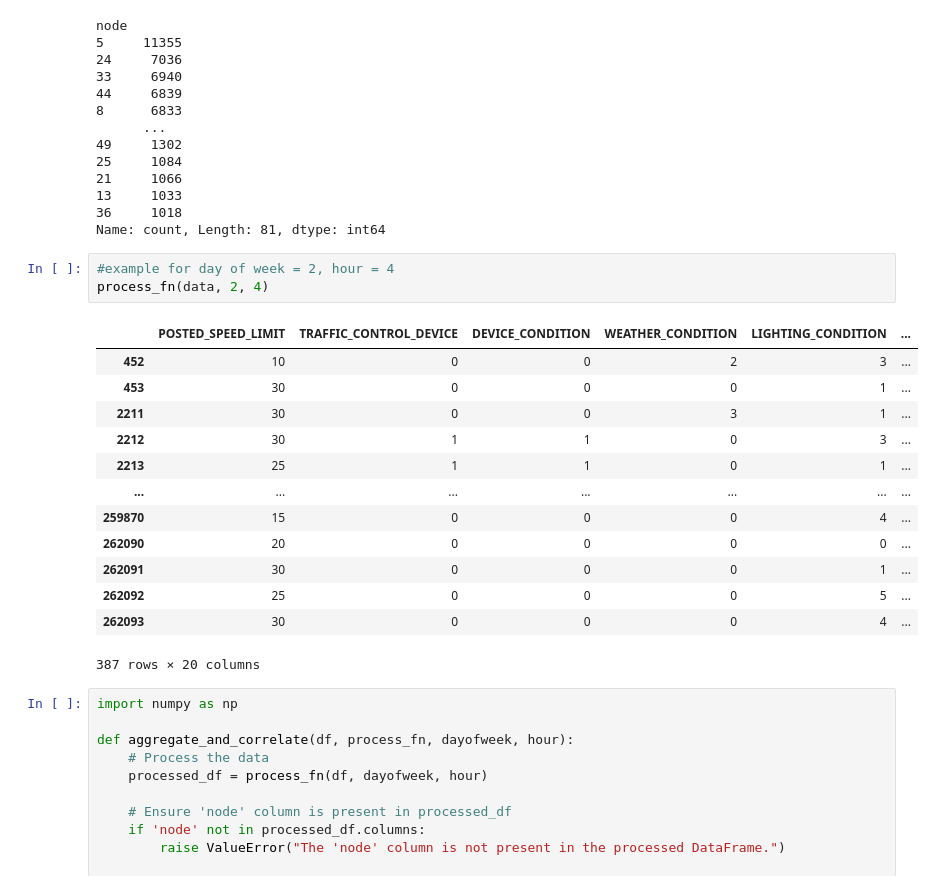
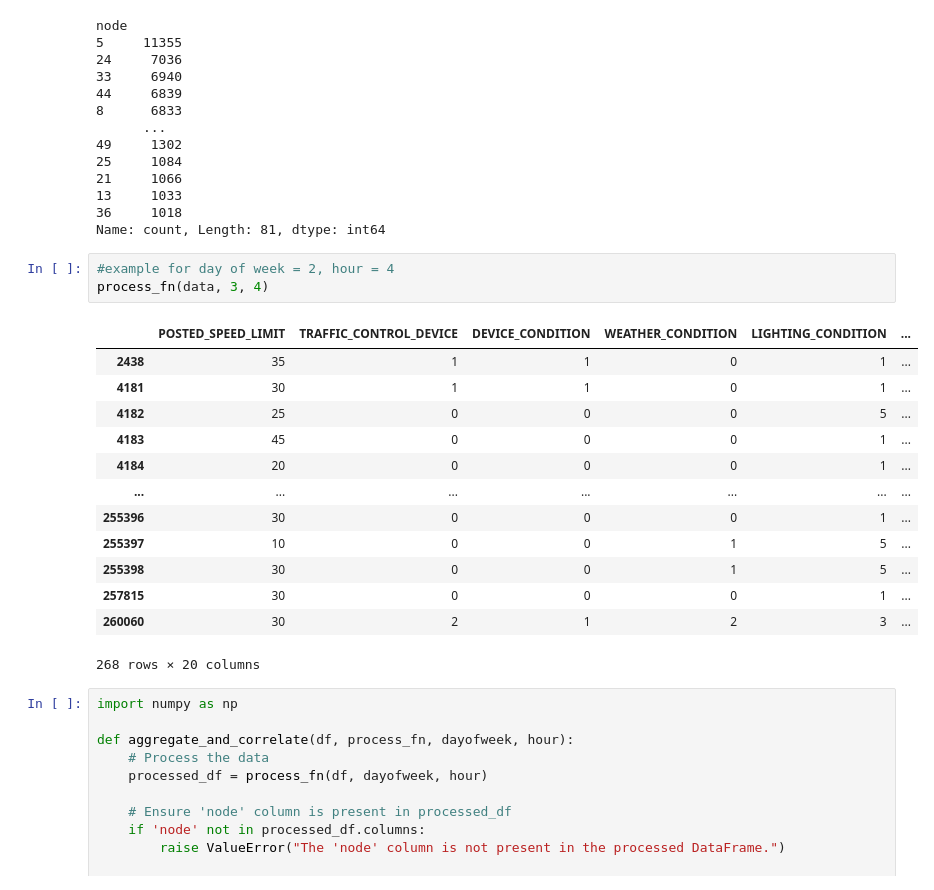
Before and after one commit to oliverrogalski1001/EasyTemporalPointProcessTraffic, a Jupyter notebook: examples/script_data_processing/Copy_of_condition_graph.ipynb, the cells around one changed output. Saved outputs shown, nothing was run; the diff lists cells and outputs as text.

```diff
--- a/examples/script_data_processing/Copy_of_condition_graph.ipynb
+++ b/examples/script_data_processing/Copy_of_condition_graph.ipynb
@@ -342,21 +342,21 @@ node
 Name: count, Length: 81, dtype: int64
 # %%
 #example for day of week = 2, hour = 4
-process_fn(data, 2, 4)
+process_fn(data, 3, 4)
 # %% [output]
 |  | POSTED_SPEED_LIMIT | TRAFFIC_CONTROL_DEVICE | DEVICE_CONDITION | WEATHER_CONDITION | LIGHTING_CONDITION | ... |
-| 452 | 10 | 0 | 0 | 2 | 3 | ... |
-| 453 | 30 | 0 | 0 | 0 | 1 | ... |
-| 2211 | 30 | 0 | 0 | 3 | 1 | ... |
-| 2212 | 30 | 1 | 1 | 0 | 3 | ... |
-| 2213 | 25 | 1 | 1 | 0 | 1 | ... |
+| 2438 | 35 | 1 | 1 | 0 | 1 | ... |
+| 4181 | 30 | 1 | 1 | 0 | 1 | ... |
+| 4182 | 25 | 0 | 0 | 0 | 5 | ... |
+| 4183 | 45 | 0 | 0 | 0 | 1 | ... |
+| 4184 | 20 | 0 | 0 | 0 | 1 | ... |
 | ... | ... | ... | ... | ... | ... | ... |
-| 259870 | 15 | 0 | 0 | 0 | 4 | ... |
-| 262090 | 20 | 0 | 0 | 0 | 0 | ... |
-| 262091 | 30 | 0 | 0 | 0 | 1 | ... |
-| 262092 | 25 | 0 | 0 | 0 | 5 | ... |
-| 262093 | 30 | 0 | 0 | 0 | 4 | ... |
+| 255396 | 30 | 0 | 0 | 0 | 1 | ... |
+| 255397 | 10 | 0 | 0 | 1 | 5 | ... |
+| 255398 | 30 | 0 | 0 | 1 | 5 | ... |
+| 257815 | 30 | 0 | 0 | 0 | 1 | ... |
+| 260060 | 30 | 2 | 1 | 2 | 3 | ... |
-387 rows × 20 columns
+268 rows × 20 columns
 # %%
 import numpy as np
 
```
Also changed, not shown: 9 other files.
